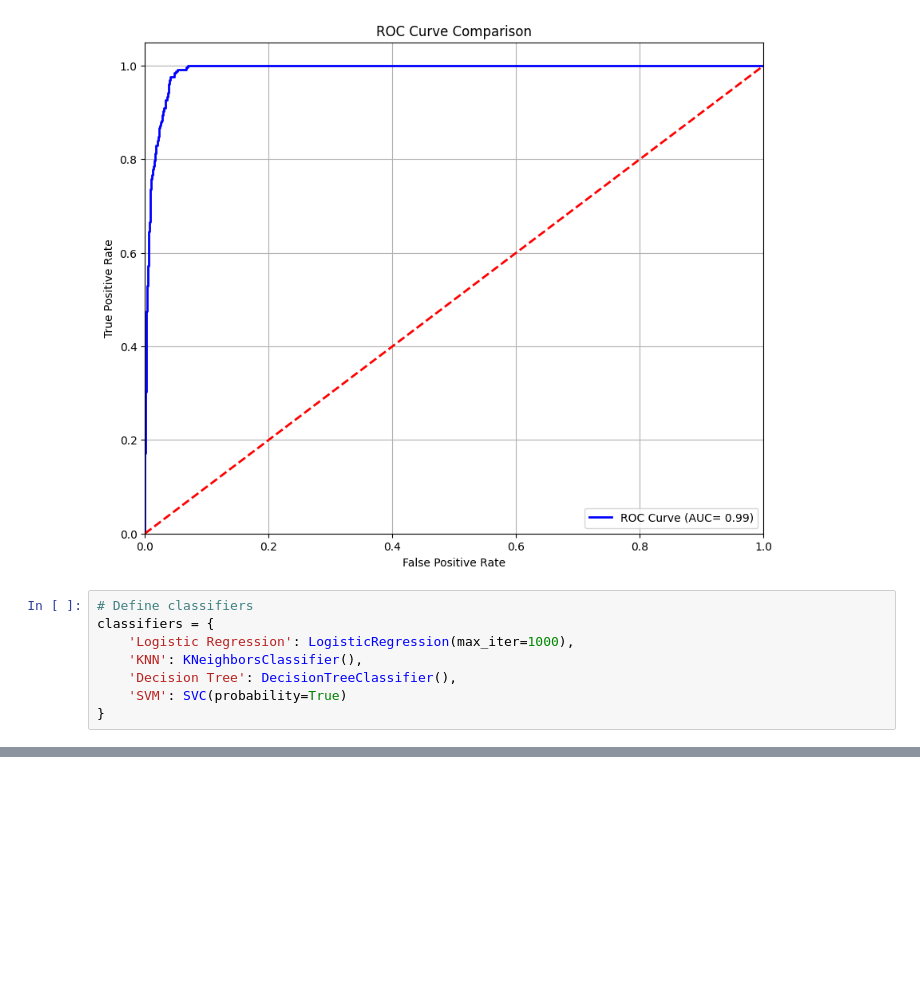
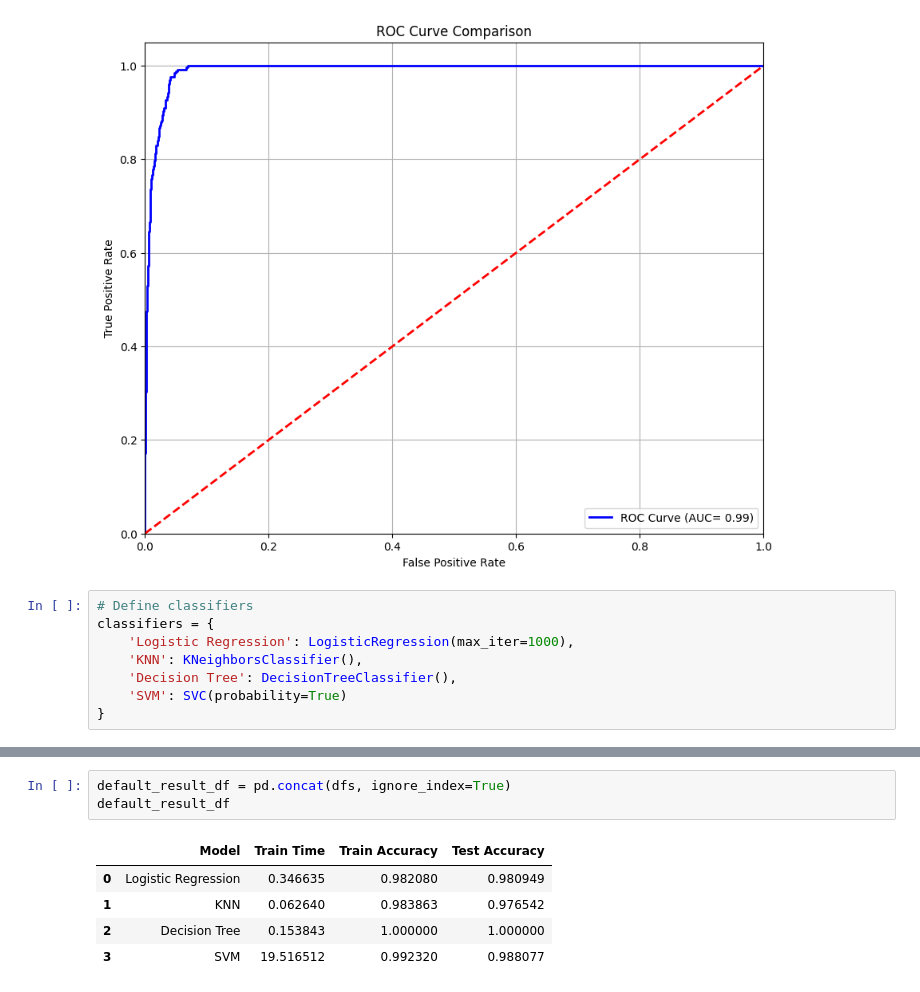
Before and after one commit to SatishKV/UCB-capstone-CreditRisk, a Jupyter notebook: loan_credit_risk_model.ipynb, the cells around one changed output, grey strips where cells are left out. Drawn from its saved outputs; the diff is of its cells as text; blank space fills up the shorter version.

```diff
--- a/loan_credit_risk_model.ipynb
+++ b/loan_credit_risk_model.ipynb
@@ -214 +214,10 @@ SVM: Training time: 20.6393s, Training accuracy: 0.9923
 [figure]
+# %%
+default_result_df = pd.concat(dfs, ignore_index=True)
+default_result_df
+# %% [output]
+|  | Model | Train Time | Train Accuracy | Test Accuracy |
+| 0 | Logistic Regression | 0.346635 | 0.982080 | 0.980949 |
+| 1 | KNN | 0.062640 | 0.983863 | 0.976542 |
+| 2 | Decision Tree | 0.153843 | 1.000000 | 1.000000 |
+| 3 | SVM | 19.516512 | 0.992320 | 0.988077 |
```
Also changed, not shown: parts of 4 cells of this notebook.
